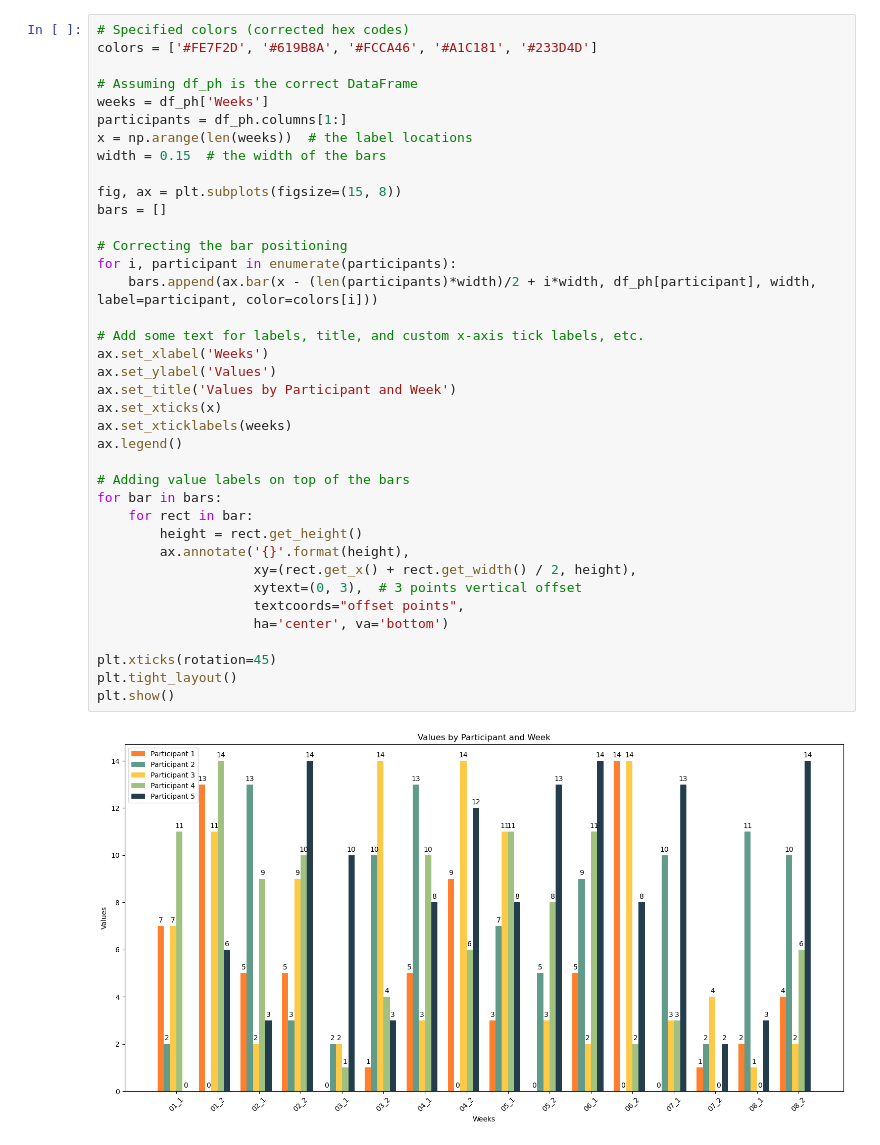
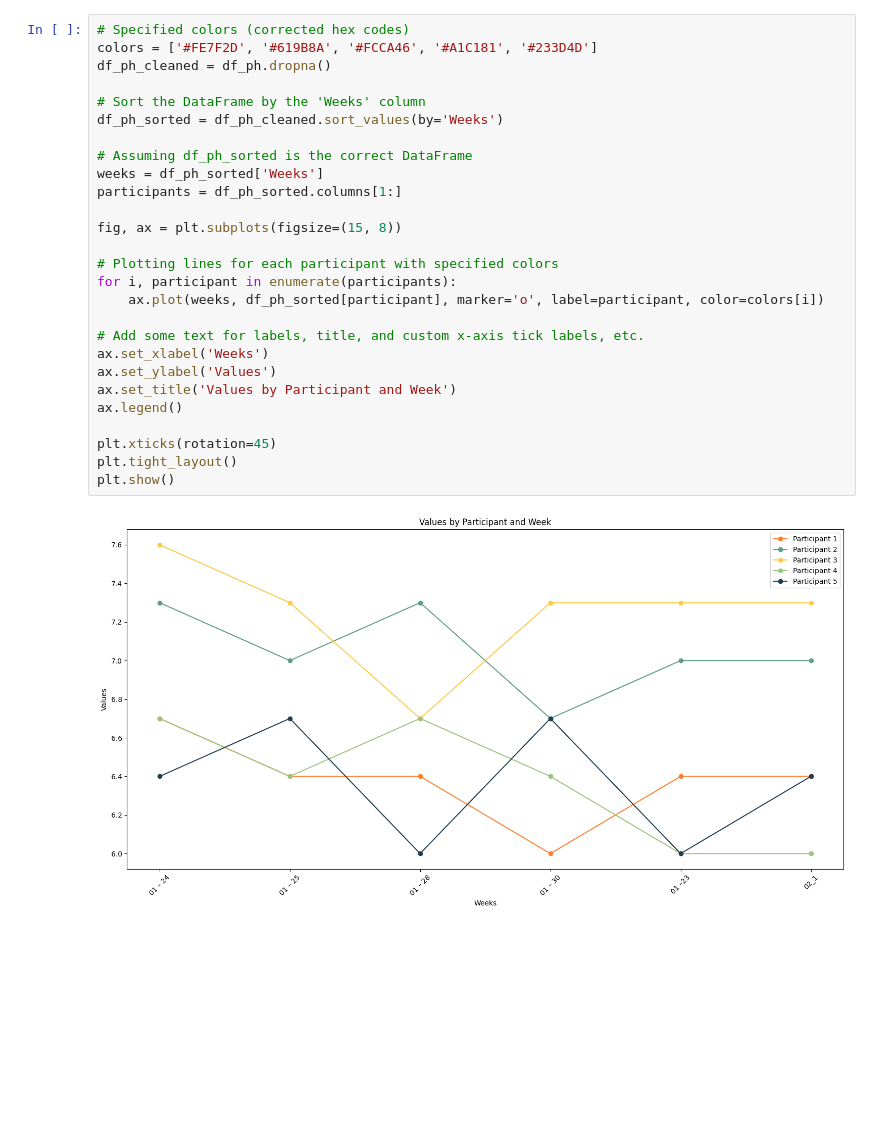
Before and after one commit to MicroMouth-Marvels/MicroMouth--Marvels, a Jupyter notebook: main.ipynb, the cells around one changed output. Cells and saved outputs as stored; diff of their text form; blank space fills up the shorter version.

```diff
--- a/main.ipynb
+++ b/main.ipynb
@@ -37,41 +16,30 @@ df_gum_bleeding = pd.read_csv(config['gum_bleeding'])
 # %%
 # Specified colors (corrected hex codes)
 colors = ['#FE7F2D', '#619B8A', '#FCCA46', '#A1C181', '#233D4D']
+df_ph_cleaned = df_ph.dropna()
 
-# Assuming df_ph is the correct DataFrame
-weeks = df_ph['Weeks']
-participants = df_ph.columns[1:]
-x = np.arange(len(weeks))  # the label locations
-width = 0.15  # the width of the bars
+# Sort the DataFrame by the 'Weeks' column
+df_ph_sorted = df_ph_cleaned.sort_values(by='Weeks')
+
+# Assuming df_ph_sorted is the correct DataFrame
+weeks = df_ph_sorted['Weeks']
+participants = df_ph_sorted.columns[1:]
 
 fig, ax = plt.subplots(figsize=(15, 8))
-bars = []
 
-# Correcting the bar positioning
+# Plotting lines for each participant with specified colors
 for i, participant in enumerate(participants):
-    bars.append(ax.bar(x - (len(participants)*width)/2 + i*width, df_ph[participant], width, label=participant, color=colors[i]))
+    ax.plot(weeks, df_ph_sorted[participant], marker='o', label=participant, color=colors[i])
 
 # Add some text for labels, title, and custom x-axis tick labels, etc.
 ax.set_xlabel('Weeks')
 ax.set_ylabel('Values')
 ax.set_title('Values by Participant and Week')
-ax.set_xticks(x)
-ax.set_xticklabels(weeks)
 ax.legend()
-
-# Adding value labels on top of the bars
-for bar in bars:
-    for rect in bar:
-        height = rect.get_height()
-        ax.annotate('{}'.format(height),
-                    xy=(rect.get_x() + rect.get_width() / 2, height),
-                    xytext=(0, 3),  # 3 points vertical offset
-                    textcoords="offset points",
-                    ha='center', va='bottom')
 
 plt.xticks(rotation=45)
 plt.tight_layout()
 plt.show()
 # %% [output]
-[figure, old version]
+[figure, new version]
 # %%
```
Also changed, not shown: parts of 5 cells of this notebook, 7 other files.
